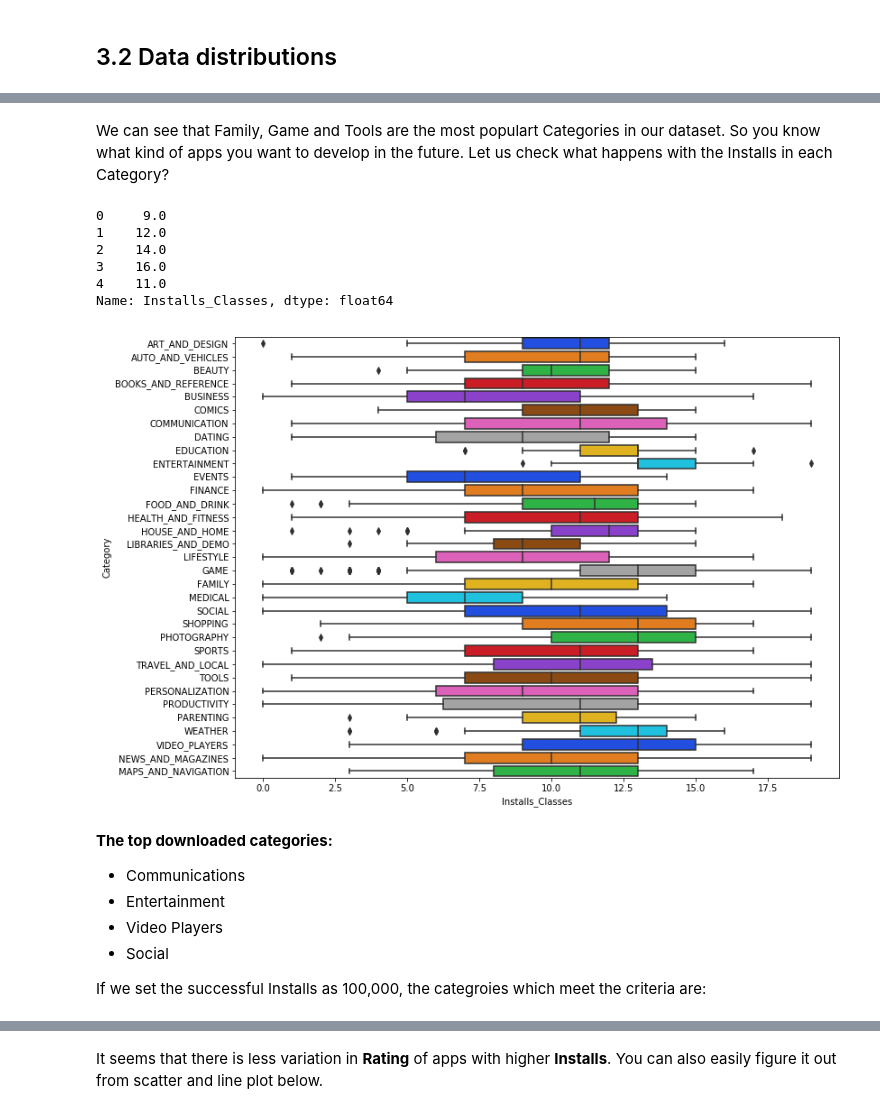
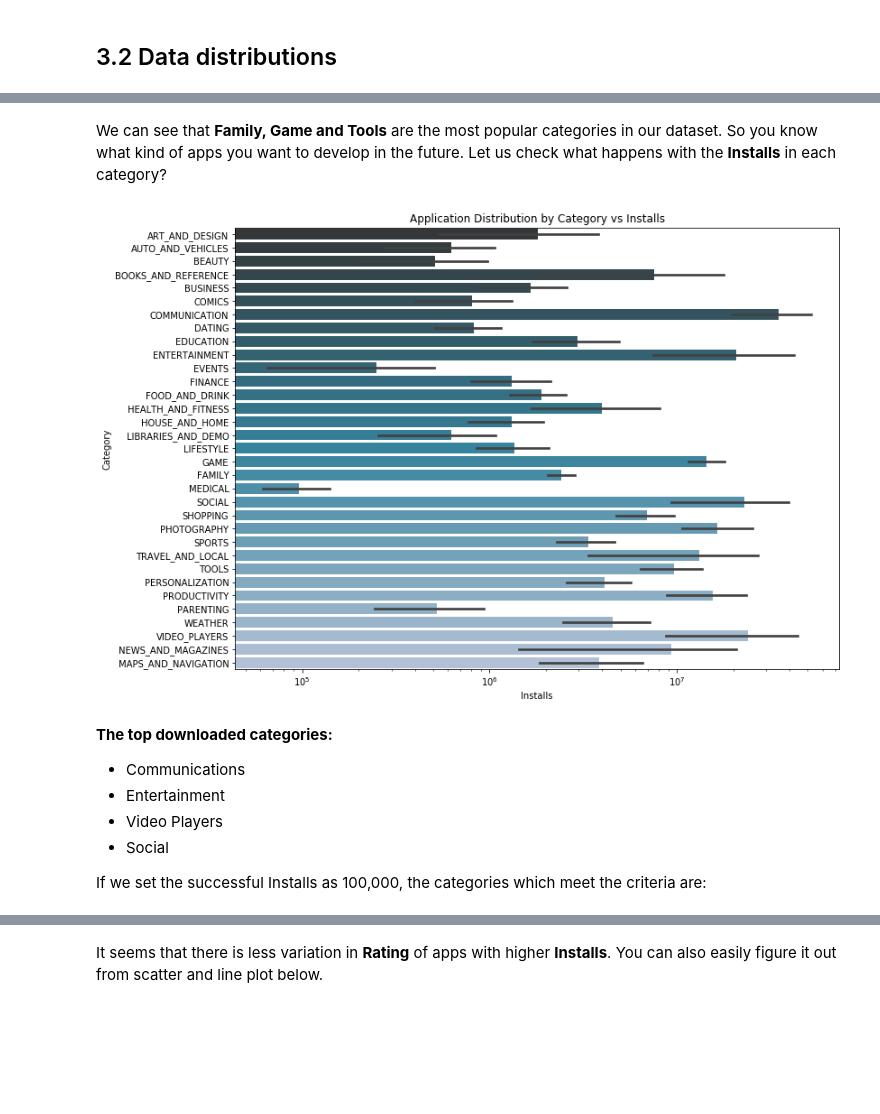
Before and after one commit to jxpan7/jxpan7.github.io, a Jupyter notebook: Pan_Justin_Final.ipynb, the cells around one changed output, grey strips where cells are left out. Cells and saved outputs as stored; diff of their text form; code cells hidden in the pictures; blank space fills up the shorter version.

```diff
--- a/Pan_Justin_Final.ipynb
+++ b/Pan_Justin_Final.ipynb
@@ -430,25 +447,15 @@ plt.show()
 # %% [markdown]
-We can see that Family, Game and Tools are the most populart Categories in our dataset. So you know what kind of apps you want to develop in the future.
-Let us check what happens with the Installs in each Category?
+We can see that **Family, Game and Tools** are the most popular categories in our dataset. So you know what kind of apps you want to develop in the future.
+Let us check what happens with the **Installs** in each category?
-# %%
-sorted_values = sorted(play_data['Installs'].unique())
-# adding column to classfied the Installs in order to easy plot
-play_data['Installs_Classes'] = play_data['Installs'].replace(sorted_values, range(0,len(sorted_values)))
-play_data['Installs_Classes'].head()
-# %% [output]
-0     9.0
-1    12.0
-2    14.0
-3    16.0
-4    11.0
-Name: Installs_Classes, dtype: float64
 # %%
 plt.figure(figsize=(12,9))
-sns.boxplot(y = play_data['Category'], x = play_data['Installs_Classes'],\
-            palette= 'bright')
+sns.barplot(y = play_data['Category'], x = play_data['Installs'], palette= 'PuBuGn_d')
+
+plt.xscale('log')
+plt.title('Application Distribution by Category vs Installs')
 plt.show()
 # %% [output]
-[figure, old version]
+[figure, new version]
 # %% [markdown]
 **The top downloaded categories:**
 * Communications
@@ -456,5 +463,5 @@ plt.show()
 * Video Players
 * Social
 
-If we set the successful Installs as 100,000,  the categroies which meet the criteria are:
+If we set the successful Installs as 100,000,  the categories which meet the criteria are:
 # %%
```
Also changed, not shown: parts of 76 cells of this notebook.
